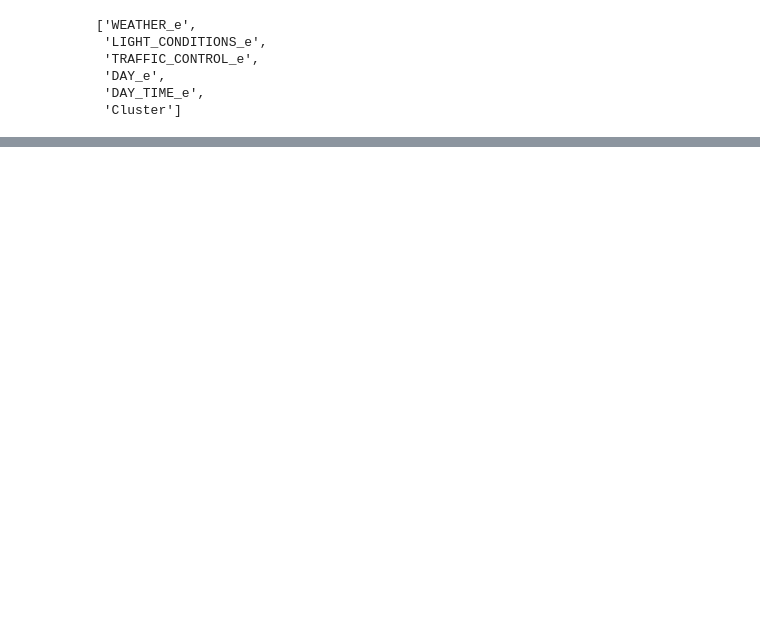
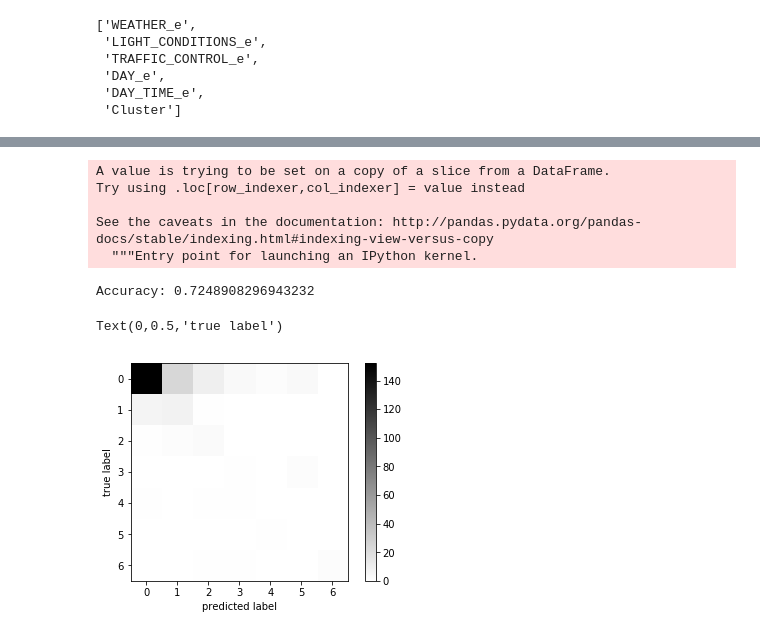
Before and after one commit to UNCG-CSE/GSBO_City_Collision_Data_Analysis, a Jupyter notebook: src/Pedestrian.ipynb, the cells around one changed output, grey strips where cells are left out. Saved outputs shown, nothing was run; the diff lists cells and outputs as text; code cells hidden in the pictures; blank space fills up the shorter version.

Commit message:
Update Pedestrian.ipynb
rf count

```diff
--- a/src/Pedestrian.ipynb
+++ b/src/Pedestrian.ipynb
@@ -1561,0 +1584,28 @@ dtype: float64
+# %%
+ped_data['Cluster_units'] = ped_data.groupby('Cluster')['Cluster'].transform('count')
+# %% [output]
+A value is trying to be set on a copy of a slice from a DataFrame.
+Try using .loc[row_indexer,col_indexer] = value instead
+
+See the caveats in the documentation: http://pandas.pydata.org/pandas-docs/stable/indexing.html#indexing-view-versus-copy
+  """Entry point for launching an IPython kernel.
+# %%
+X_rf_ct = ped_data[['WEATHER_e', 'LIGHT_CONDITIONS_e', 'TRAFFIC_CONTROL_e', 'DAY_e', 'DAY_TIME_e', 'Cluster']]
+Y_rf_ct = ped_data['Cluster_units']
+X_rf_ct_train, X_rf_ct_test, Y_rf_ct_train, Y_rf_ct_test = train_test_split(X_rf_ct, Y_rf_ct, test_size=0.3)
+clf = RandomForestClassifier(n_estimators=100)
+clf.fit(X_rf_ct_train,Y_rf_ct_train)
+Y_rf_ct_pred=clf.predict(X_rf_ct_test)
+print("Accuracy:",metrics.accuracy_score(Y_rf_ct_test, Y_rf_ct_pred))
+# %% [output]
+Accuracy: 0.7248908296943232
+# %%
+plt.imshow(metrics.confusion_matrix(Y_rf_ct_pred, Y_rf_ct_test),
+           interpolation='nearest', cmap=plt.cm.binary)
+plt.grid(False)
+plt.colorbar()
+plt.xlabel("predicted label")
+plt.ylabel("true label")
+# %% [output]
+Text(0,0.5,'true label')
+[figure, added]
```
Also changed, not shown: parts of 33 cells of this notebook.
